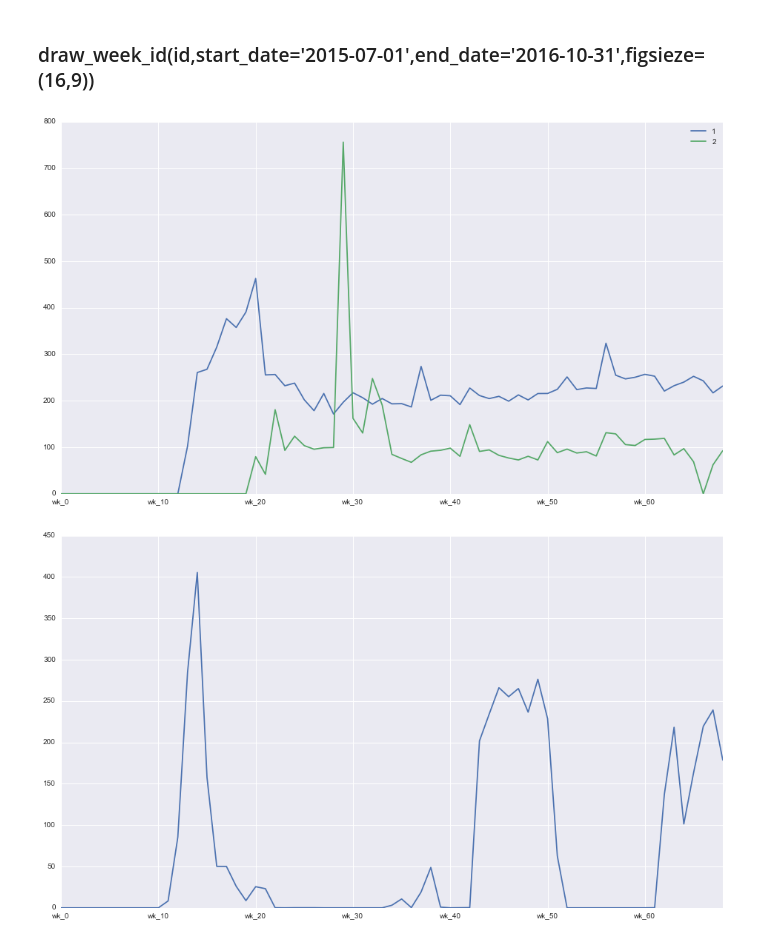
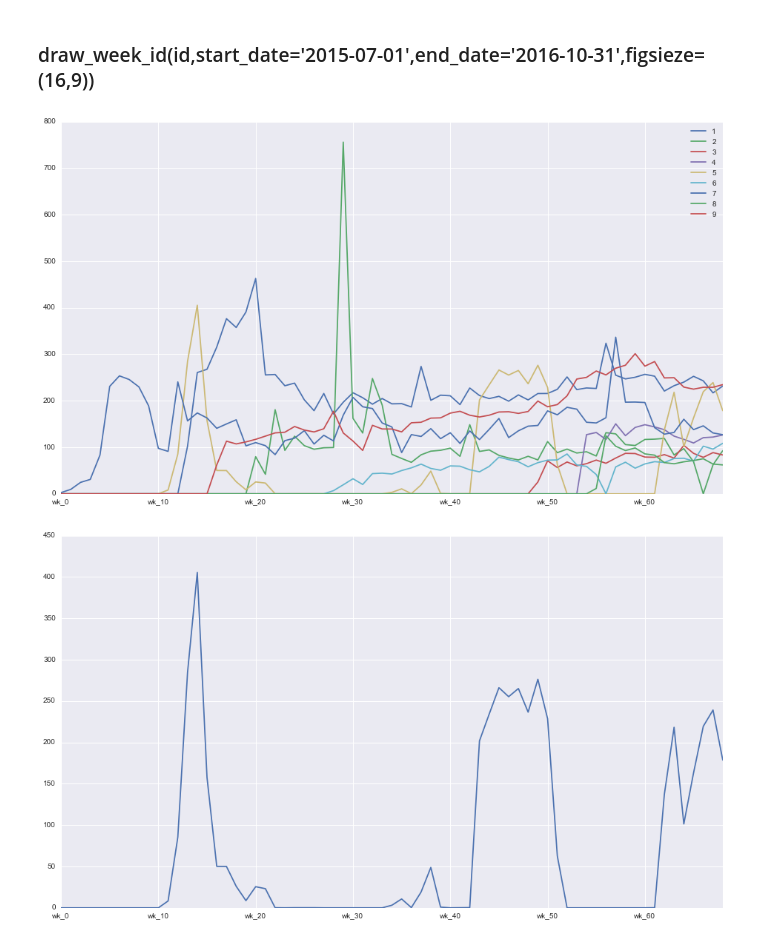
Before and after one commit to wakemeup-xyz/TianChi_IJCAI-17_sales_prediction_code, a Jupyter notebook: Explore Data & Analysis Before Data Preprocessing.ipynb, the cells around one changed output. Cells and saved outputs as stored; diff of their text form; code cells hidden in the pictures.

```diff
--- a/Explore Data & Analysis Before Data Preprocessing.ipynb
+++ b/Explore Data & Analysis Before Data Preprocessing.ipynb
@@ -258,9 +262,9 @@ def draw_week_id(id,start_date='2015-07-01',end_date='2016-10-31',figsieze=(16,9
 def draw_week_ids(ids,start_date='2015-07-01',end_date='2016-10-31',figsieze=(16,9)):
     shop_info.loc[ids,'wk_0':'wk_68'].T.plot(figsize=(16,9))
 # %%
-draw_week_ids([1,2])
+draw_week_ids(range(1,10))
 # %% [output]
-[figure, old version]
+[figure, new version]
 # %%
 draw_week_id(5)
 # %% [output]
```
Also changed, not shown: parts of 5 cells of this notebook, 6 other files.
